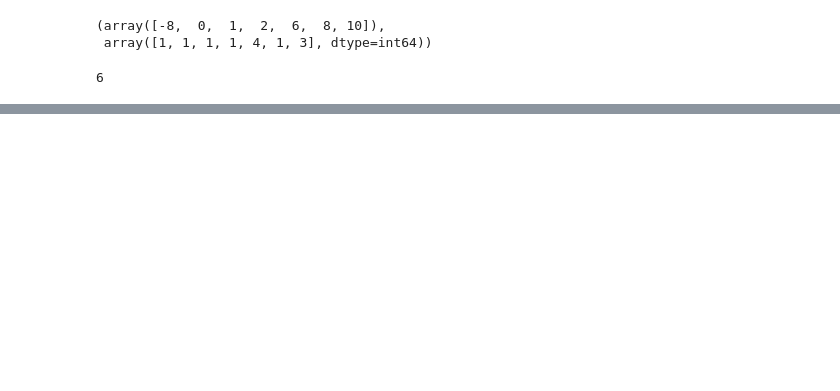
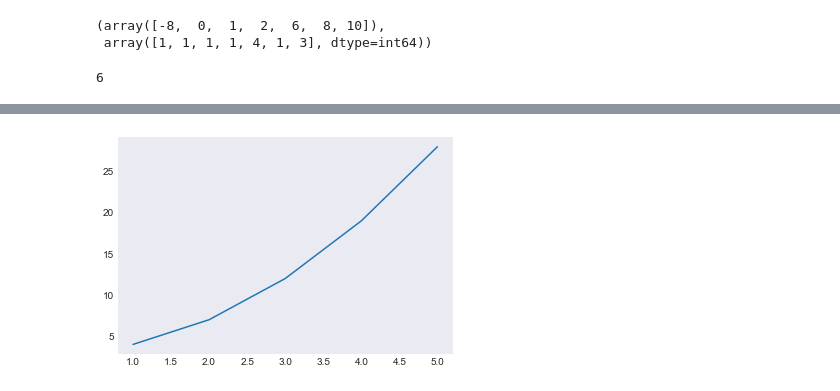
Before and after one commit to ApurbaKumarMajumder/Machine-Learning, a Jupyter notebook: Quickstart module/NumPyintro.ipynb, the cells around one changed output, grey strips where cells are left out. Saved outputs shown, nothing was run; the diff lists cells and outputs as text; code cells hidden in the pictures; blank space fills up the shorter version.

Commit message:
data visualisation

```diff
--- a/Quickstart module/NumPyintro.ipynb
+++ b/Quickstart module/NumPyintro.ipynb
@@ -119,0 +123,3 @@ array([[66, 86, 86],
+# %%
+x = np.array([1, 2, 3, 4, 5])
+y = x**2 + 3
@@ -119,0 +150,7 @@ array([[66, 86, 86],
+# %%
+plt.style.use("seaborn-dark") # use any style you like
+# %%
+plt.plot(x, y)
+plt.show()
+# %% [output]
+[figure, added]
```
Also changed, not shown: parts of 12 cells of this notebook.
